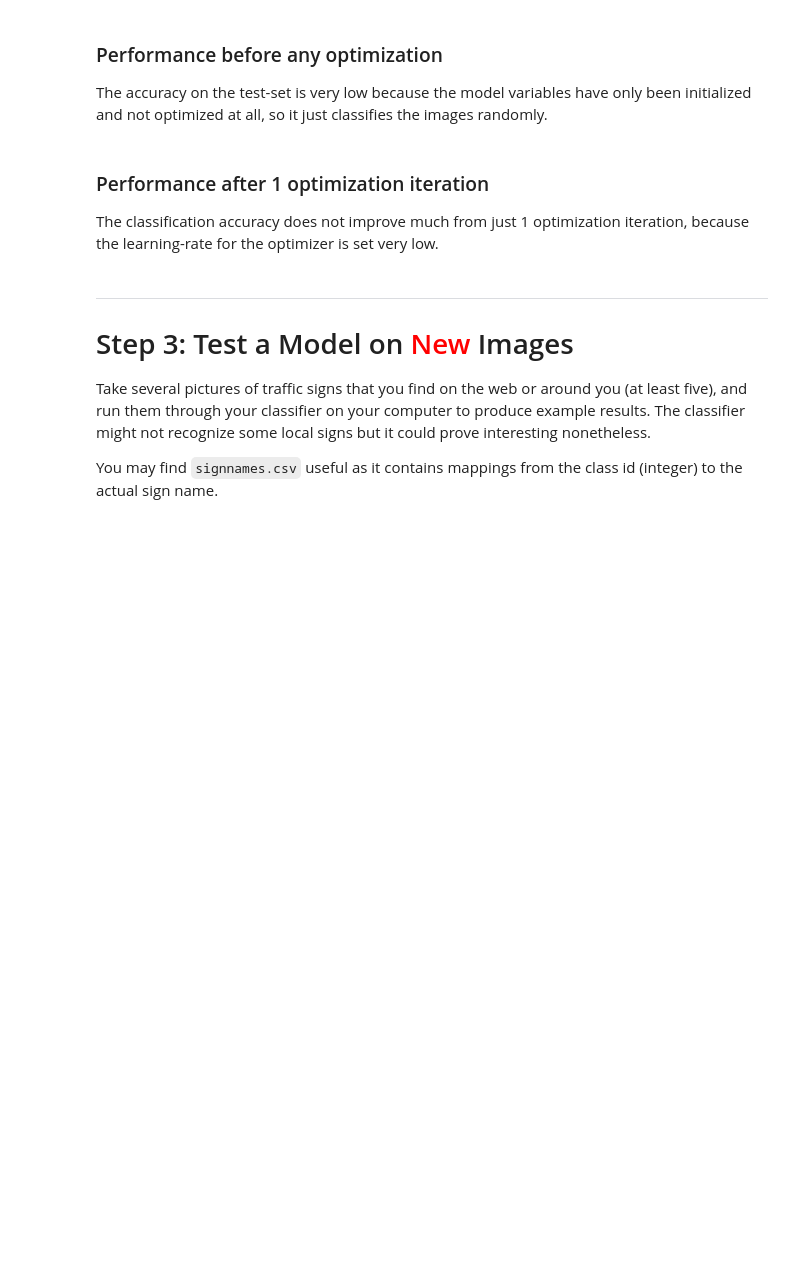
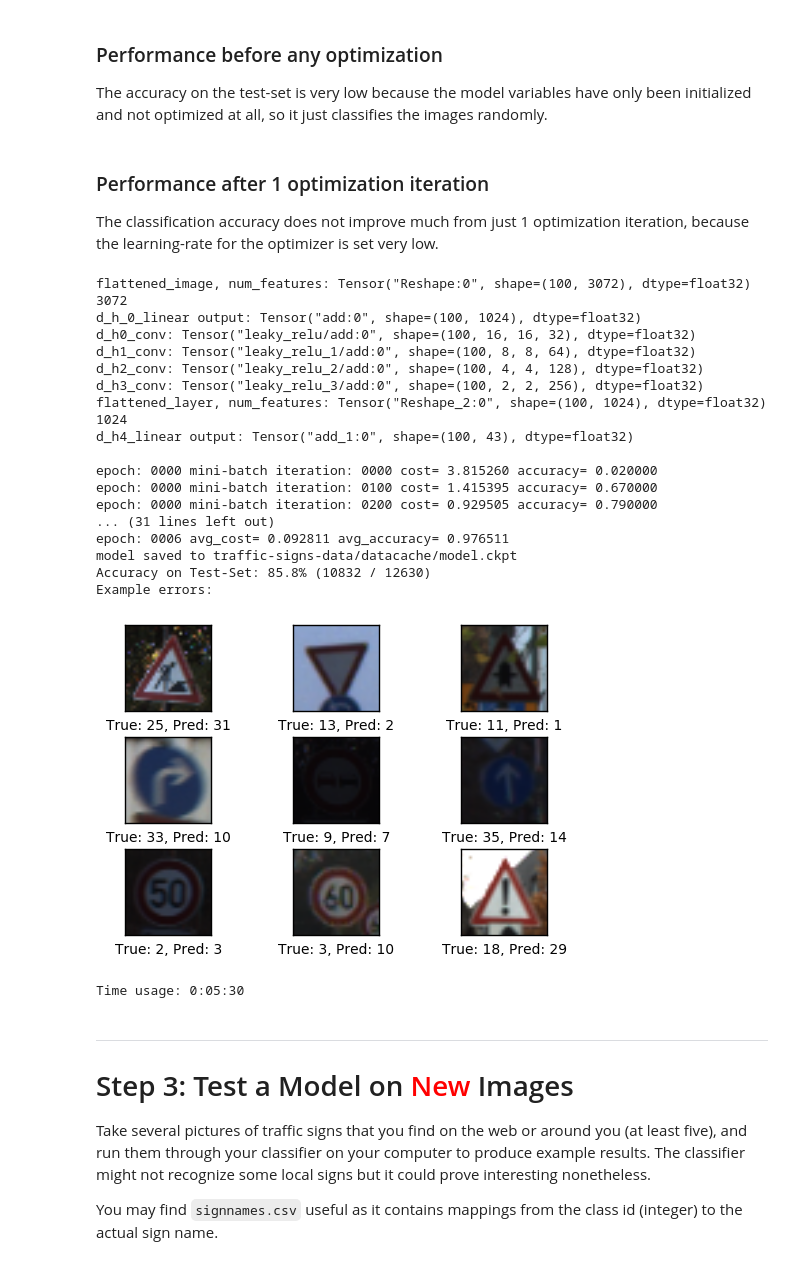
Before and after one commit to deanofthewebb/traffic-signs, a Jupyter notebook: Traffic_Signs_Recognition.ipynb, the cells around one changed output. Drawn from its saved outputs; the diff is of its cells as text; code cells hidden in the pictures; blank space fills up the shorter version.

```diff
--- a/Traffic_Signs_Recognition.ipynb
+++ b/Traffic_Signs_Recognition.ipynb
@@ -659,15 +683,6 @@ class Model():
                               feed_dict={self.batch: batch, self.batch_labels: self.to_one_hot(labels)})
         return cost, accuracy
 
-#     def continue_optimizing(optimization_paramters):
-#         if optimization_paramters:
-
-#         return should_optimize
-
-#     def classify_validation_set(optimization_paramters):
-#         #TODO: Finish validating
-
-
     def classify_test_set(self, testing_set, show_example_errors=True,
                             show_confusion_matrix=True):
         test_batch_size = 100
@@ -697,25 +712,27 @@ class Model():
 
 
         # Create a boolean array whether each image is correctly classified.
-        #correct = (testing_set.labels == cls_pred)
+        correct_prediction = (testing_set.labels == prediction)
 
-        correct_prediction = tf.equal(tf.argmax(self.predict,1), tf.argmax(testing_set.labels,1))
-        accuracy = tf.reduce_mean(tf.cast(correct_prediction, tf.float32))
+        #correct_prediction = np.equal(tf.argmax(prediction,1), tf.argmax(self.to_one_hot(test_set.labels), 1))
+
+        #print('correct_prediction', correct_prediction)
+        #accuracy = self.sess.run(tf.reduce_mean(tf.cast(correct_prediction, tf.float32)), feed_dict={self.batch: testing_set.images})
 
         # Calculate the number of correctly classified images.
-        correct_sum = tf.reduce_sum(tf.cast(correct_prediction, tf.float32))
+        correct_sum = np.sum(correct_prediction)
 
         # Classification accuracy is the number of correctly classified
-        acc = tf.to_float(correct_sum) / testing_set.num_examples
+        accuracy = correct_sum / testing_set.num_examples
 
         # Print the accuracy.
         msg = "Accuracy on Test-Set: {0:.1%} ({1} / {2})"
-        print(msg.format(tf.to_float(accuracy), tf.to_float(correct_sum), testing_set.num_examples))
+        print(msg.format(accuracy, correct_sum, testing_set.num_examples))
 
         # Plot some examples of mis-classifications, if desired.
         if show_example_errors:
             print("Example errors:")
-            plot_example_errors(cls_pred=prediction, correct=correct, testing_set=testing_set)
+            plot_example_errors(cls_pred=prediction, correct=correct_prediction, testing_set=testing_set)
 
         # Plot the confusion matrix, if desired.
         if show_confusion_matrix:
@@ -858,7 +865,7 @@ def optimize(training_set, testing_set, num_epochs=5):
             # Display logs per epoch step
             if (i % 100 == 0):
                 print("epoch:", '%04d' % (epoch),
-                      "batch:", '%04d' % (i),
+                      "mini-batch iteration:", '%04d' % (i),
                       "cost=", "{:.6f}".format(cost),
                         "accuracy=", "{:.6f}".format(accuracy))
 
@@ -876,11 +883,11 @@ def optimize(training_set, testing_set, num_epochs=5):
         model.save_model(checkpoint_path, epoch)
         print("model saved to {}".format(checkpoint_path))
 
+    #Testing Cycle
+    model.classify_test_set(testing_set=testing_set, show_confusion_matrix=False)
+
     # save model one last time, under zero label to denote finish.
     model.save_model(checkpoint_path, 0)
-
-    #Testing Cycle
-    model.classify_test_set(testing_set=testing_set, show_confusion_matrix=False)
 
     # Ending time.
     end_time = time.time()
@@ -915,7 +931,27 @@ The accuracy on the test-set is very low because the model variables have only b
 ### Performance after 1 optimization iteration
 The classification accuracy does not improve much from just 1 optimization iteration, because the learning-rate for the optimizer is set very low.
 # %%
-optimize(training_set=training_set, testing_set=testing_set, num_epochs=1)
+optimize(training_set=training_set, testing_set=testing_set, num_epochs=7)
+# %% [output]
+flattened_image, num_features: Tensor("Reshape:0", shape=(100, 3072), dtype=float32) 3072
+d_h_0_linear output: Tensor("add:0", shape=(100, 1024), dtype=float32)
+d_h0_conv: Tensor("leaky_relu/add:0", shape=(100, 16, 16, 32), dtype=float32)
+d_h1_conv: Tensor("leaky_relu_1/add:0", shape=(100, 8, 8, 64), dtype=float32)
+d_h2_conv: Tensor("leaky_relu_2/add:0", shape=(100, 4, 4, 128), dtype=float32)
+d_h3_conv: Tensor("leaky_relu_3/add:0", shape=(100, 2, 2, 256), dtype=float32)
+flattened_layer, num_features: Tensor("Reshape_2:0", shape=(100, 1024), dtype=float32) 1024
+d_h4_linear output: Tensor("add_1:0", shape=(100, 43), dtype=float32)
+
+epoch: 0000 mini-batch iteration: 0000 cost= 3.815260 accuracy= 0.020000
+epoch: 0000 mini-batch iteration: 0100 cost= 1.415395 accuracy= 0.670000
+epoch: 0000 mini-batch iteration: 0200 cost= 0.929505 accuracy= 0.790000
+... (31 lines left out)
+epoch: 0006 avg_cost= 0.092811 avg_accuracy= 0.976511
+model saved to traffic-signs-data/datacache/model.ckpt
+Accuracy on Test-Set: 85.8% (10832 / 12630)
+Example errors:
+[figure, added]
+Time usage: 0:05:30
 # %% [markdown]
 ---
 
```
Also changed, not shown: parts of 33 cells of this notebook.
